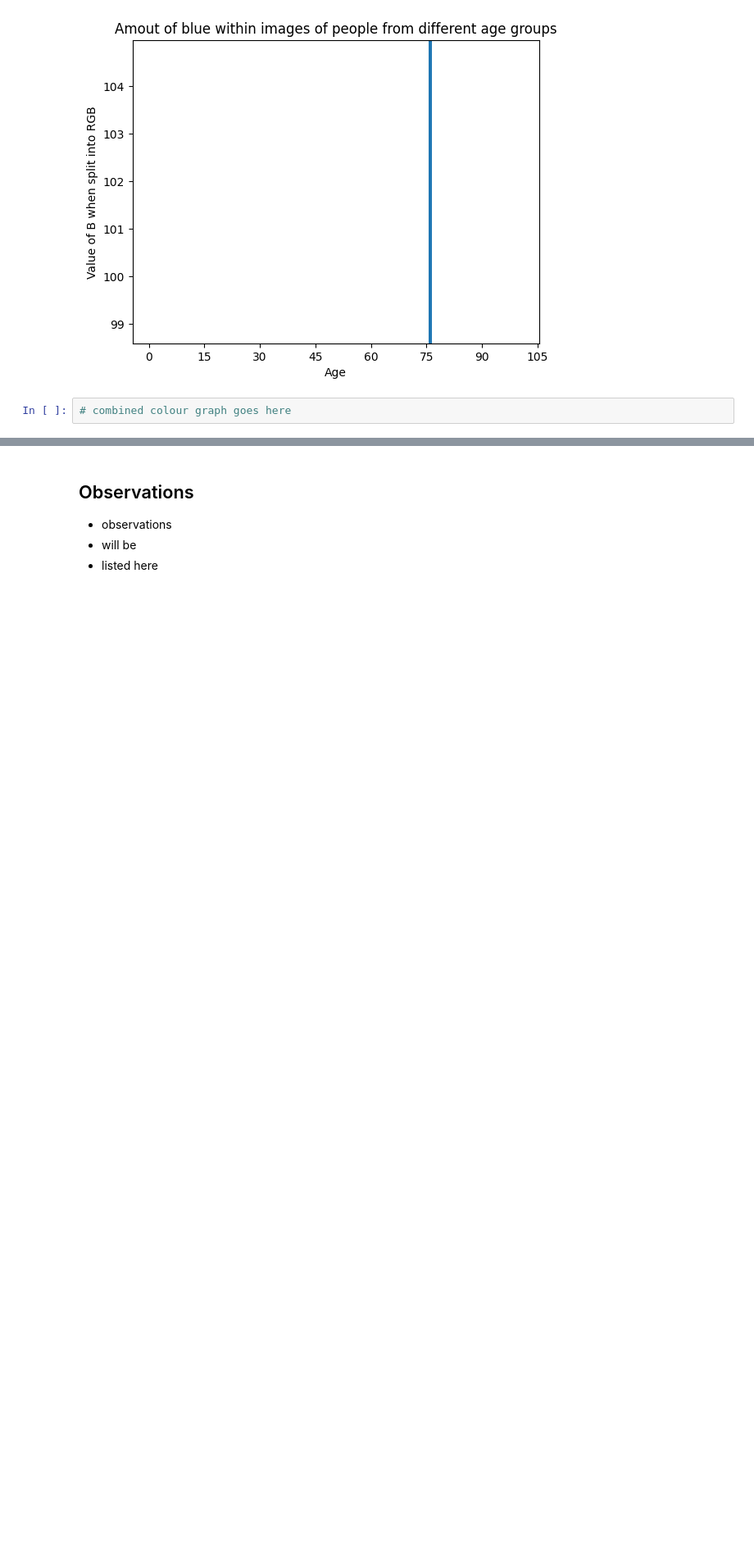
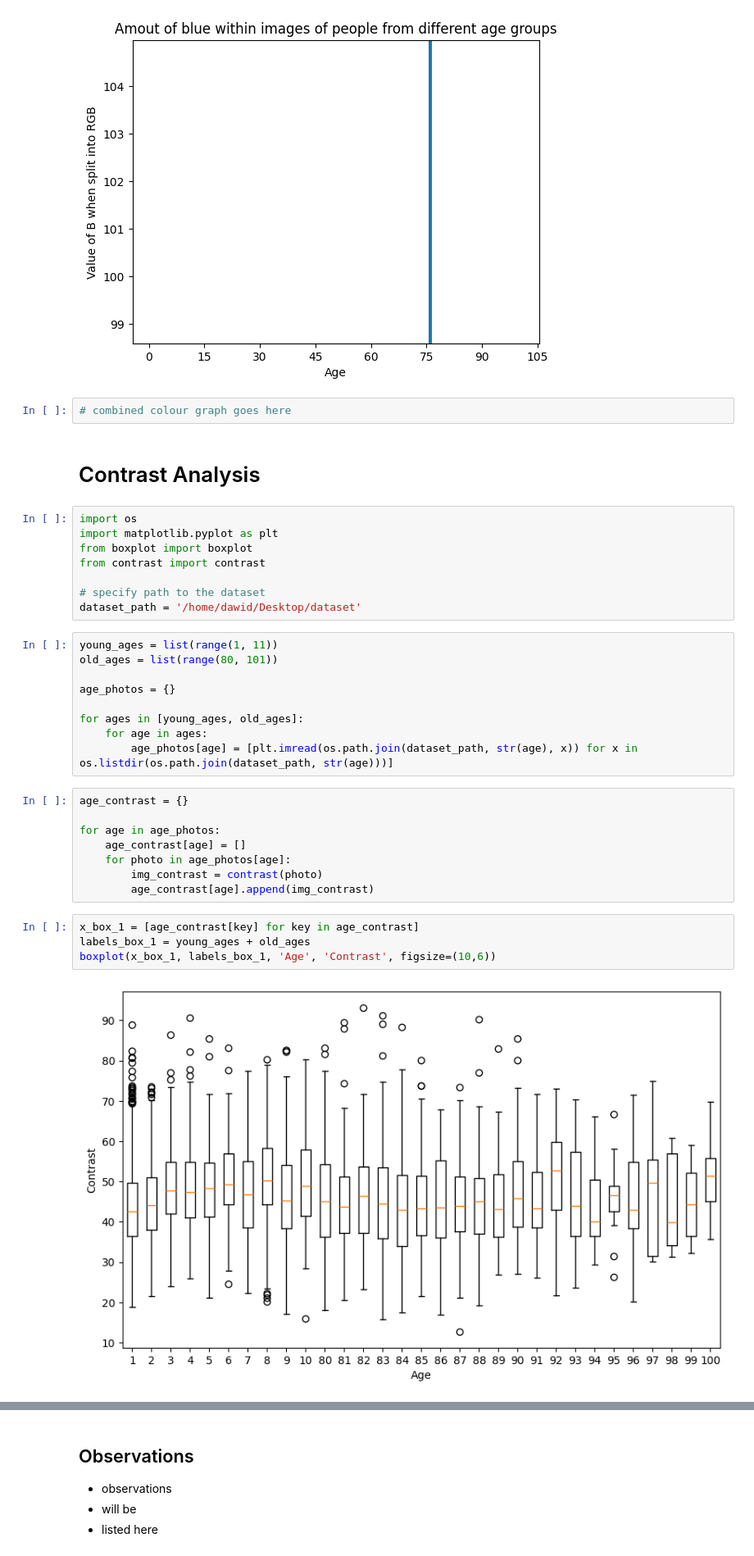
Before and after one commit to domser2002/ML_age_recognition, a Jupyter notebook: dataset/EDA.ipynb, the cells around one changed output, grey strips where cells are left out. Shown at 82% size. Drawn from its saved outputs; the diff is of its cells as text; blank space fills up the shorter version.

Commit message:
contrast analysis

```diff
--- a/dataset/EDA.ipynb
+++ b/dataset/EDA.ipynb
@@ -86,3 +86,36 @@ histogram.histogram([i[2] for i in RGB], "Amout of blue within images of people
 [figure]
 # %%
 # combined colour graph goes here
+# %% [markdown]
+# Contrast Analysis
+# %%
+import os
+import matplotlib.pyplot as plt
+from boxplot import boxplot
+from contrast import contrast
+
+# specify path to the dataset
+dataset_path = '/home/dawid/Desktop/dataset'
+# %%
+young_ages = list(range(1, 11))
+old_ages = list(range(80, 101))
+
+age_photos = {}
+
+for ages in [young_ages, old_ages]:
+    for age in ages:
+        age_photos[age] = [plt.imread(os.path.join(dataset_path, str(age), x)) for x in os.listdir(os.path.join(dataset_path, str(age)))]
+# %%
+age_contrast = {}
+
+for age in age_photos:
+    age_contrast[age] = []
+    for photo in age_photos[age]:
+        img_contrast = contrast(photo)
+        age_contrast[age].append(img_contrast)
+# %%
+x_box_1 = [age_contrast[key] for key in age_contrast]
+labels_box_1 = young_ages + old_ages
+boxplot(x_box_1, labels_box_1, 'Age', 'Contrast', figsize=(10,6))
+# %% [output]
+[figure, added]
```
Also changed, not shown: parts of 2 cells of this notebook, 4 other files.
